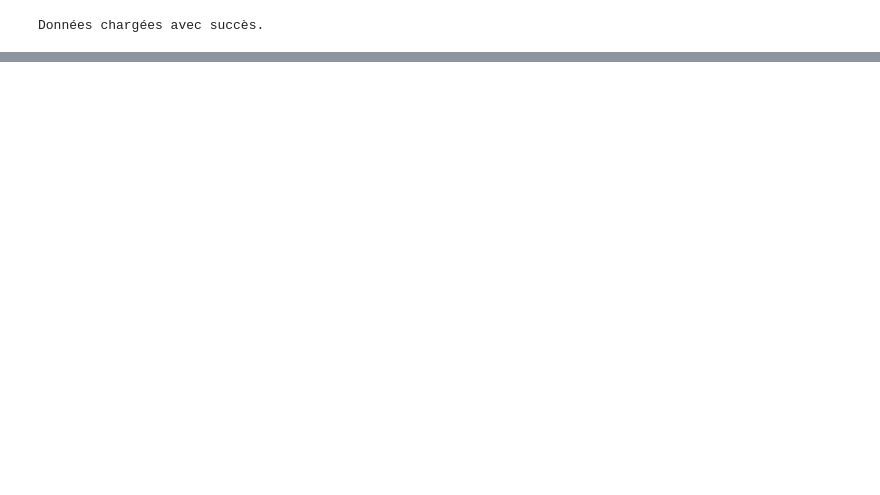
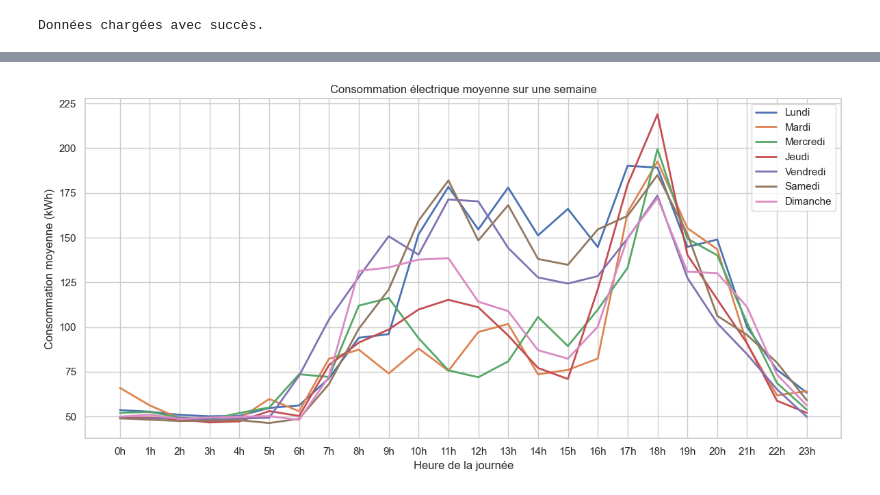
Before and after one commit to lcscaio77/appliances-energy-prediction, a Jupyter notebook: notebooks/01_data_exploration.ipynb, the cells around one changed output, grey strips where cells are left out. Cells and saved outputs as stored; diff of their text form; code cells hidden in the pictures; blank space fills up the shorter version.

```diff
--- a/notebooks/01_data_exploration.ipynb
+++ b/notebooks/01_data_exploration.ipynb
@@ -32,0 +58,30 @@ plt.show()
+# %%
+import matplotlib.pyplot as plt
+
+# Extraire le jour de la semaine et l'heure
+data['jour_semaine'] = data['date'].dt.weekday  # 0 pour lundi, 6 pour dimanche
+data['heure'] = data['date'].dt.hour
+
+# Grouper par jour de la semaine et heure
+moyennes_semaine = data.groupby(['jour_semaine', 'heure'])['Appliances'].mean().unstack()
+
+# Affichage des jours de la semaine
+jours_labels = ['Lundi', 'Mardi', 'Mercredi', 'Jeudi', 'Vendredi', 'Samedi', 'Dimanche']
+heures = moyennes_semaine.columns
+
+# Tracer les courbes
+plt.figure(figsize=(12, 6))
+
+for jour in range(7):
+    plt.plot(heures, moyennes_semaine.loc[jour], label=jours_labels[jour], linewidth=2)
+
+plt.xlabel('Heure de la journée')
+plt.ylabel('Consommation moyenne (kWh)')
+plt.title('Consommation électrique moyenne sur une semaine')
+plt.xticks(heures, [f'{x}h' for x in heures])
+
+plt.legend()
+plt.tight_layout()
+plt.show()
+# %% [output]
+[figure, added]
```
Also changed, not shown: parts of 9 cells of this notebook, 7 other files.
